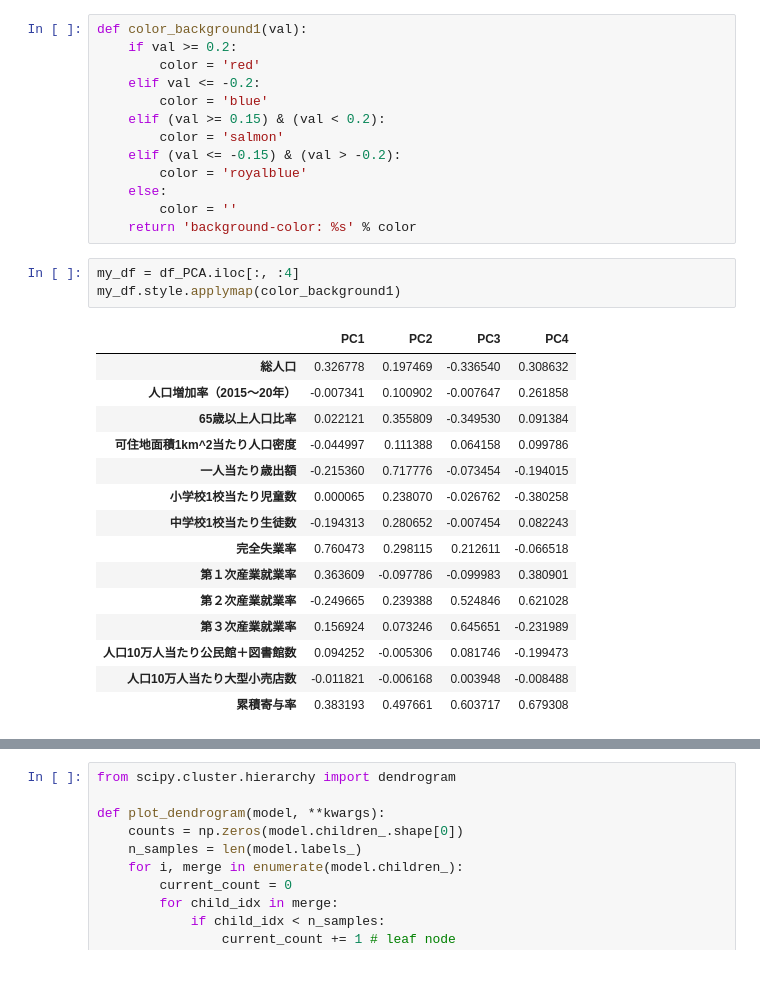
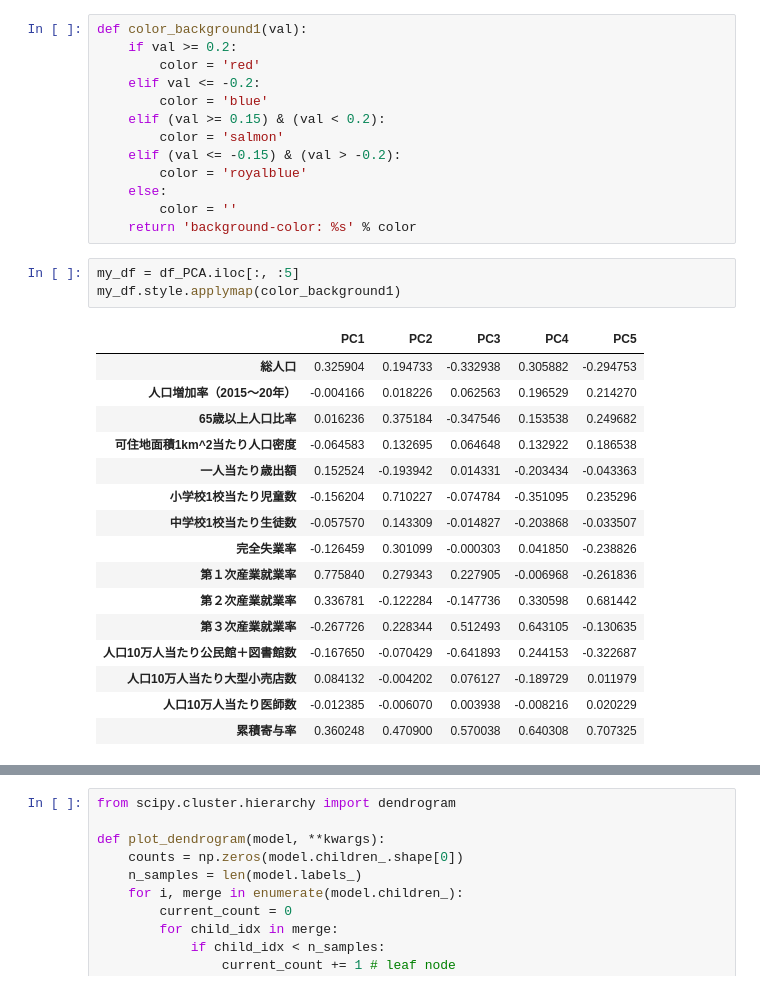
Before and after one commit to tMaehashi/City-Analysis, a Jupyter notebook: Code/city_2.ipynb, the cells around one changed output, grey strips where cells are left out. Saved outputs shown, nothing was run; the diff lists cells and outputs as text.

```diff
--- a/Code/city_2.ipynb
+++ b/Code/city_2.ipynb
@@ -108,24 +108,25 @@ def color_background1(val):
         color = ''
     return 'background-color: %s' % color
 # %%
-my_df = df_PCA.iloc[:, :4]
+my_df = df_PCA.iloc[:, :5]
 my_df.style.applymap(color_background1)
 # %% [output]
-|  | PC1 | PC2 | PC3 | PC4 |
-| 総人口 | 0.326778 | 0.197469 | -0.336540 | 0.308632 |
-| 人口増加率（2015～20年） | -0.007341 | 0.100902 | -0.007647 | 0.261858 |
-| 65歳以上人口比率 | 0.022121 | 0.355809 | -0.349530 | 0.091384 |
-| 可住地面積1km^2当たり人口密度 | -0.044997 | 0.111388 | 0.064158 | 0.099786 |
-| 一人当たり歳出額 | -0.215360 | 0.717776 | -0.073454 | -0.194015 |
-| 小学校1校当たり児童数 | 0.000065 | 0.238070 | -0.026762 | -0.380258 |
-| 中学校1校当たり生徒数 | -0.194313 | 0.280652 | -0.007454 | 0.082243 |
-| 完全失業率 | 0.760473 | 0.298115 | 0.212611 | -0.066518 |
-| 第１次産業就業率 | 0.363609 | -0.097786 | -0.099983 | 0.380901 |
-| 第２次産業就業率 | -0.249665 | 0.239388 | 0.524846 | 0.621028 |
-| 第３次産業就業率 | 0.156924 | 0.073246 | 0.645651 | -0.231989 |
-| 人口10万人当たり公民館＋図書館数 | 0.094252 | -0.005306 | 0.081746 | -0.199473 |
-| 人口10万人当たり大型小売店数 | -0.011821 | -0.006168 | 0.003948 | -0.008488 |
-| 累積寄与率 | 0.383193 | 0.497661 | 0.603717 | 0.679308 |
+|  | PC1 | PC2 | PC3 | PC4 | PC5 |
+| 総人口 | 0.325904 | 0.194733 | -0.332938 | 0.305882 | -0.294753 |
+| 人口増加率（2015～20年） | -0.004166 | 0.018226 | 0.062563 | 0.196529 | 0.214270 |
+| 65歳以上人口比率 | 0.016236 | 0.375184 | -0.347546 | 0.153538 | 0.249682 |
+| 可住地面積1km^2当たり人口密度 | -0.064583 | 0.132695 | 0.064648 | 0.132922 | 0.186538 |
+| 一人当たり歳出額 | 0.152524 | -0.193942 | 0.014331 | -0.203434 | -0.043363 |
+| 小学校1校当たり児童数 | -0.156204 | 0.710227 | -0.074784 | -0.351095 | 0.235296 |
+| 中学校1校当たり生徒数 | -0.057570 | 0.143309 | -0.014827 | -0.203868 | -0.033507 |
+| 完全失業率 | -0.126459 | 0.301099 | -0.000303 | 0.041850 | -0.238826 |
+| 第１次産業就業率 | 0.775840 | 0.279343 | 0.227905 | -0.006968 | -0.261836 |
+| 第２次産業就業率 | 0.336781 | -0.122284 | -0.147736 | 0.330598 | 0.681442 |
+| 第３次産業就業率 | -0.267726 | 0.228344 | 0.512493 | 0.643105 | -0.130635 |
+| 人口10万人当たり公民館＋図書館数 | -0.167650 | -0.070429 | -0.641893 | 0.244153 | -0.322687 |
+| 人口10万人当たり大型小売店数 | 0.084132 | -0.004202 | 0.076127 | -0.189729 | 0.011979 |
+| 人口10万人当たり医師数 | -0.012385 | -0.006070 | 0.003938 | -0.008216 | 0.020229 |
+| 累積寄与率 | 0.360248 | 0.470900 | 0.570038 | 0.640308 | 0.707325 |
 # %%
 pd.options.display.float_format = '{:.4f}'.format
 pca_score = pd.DataFrame(val_PCA, columns=[f'PC{i+1}' for i in range(pca.n_components_)], index=C)
```
Also changed, not shown: parts of 24 cells of this notebook.
